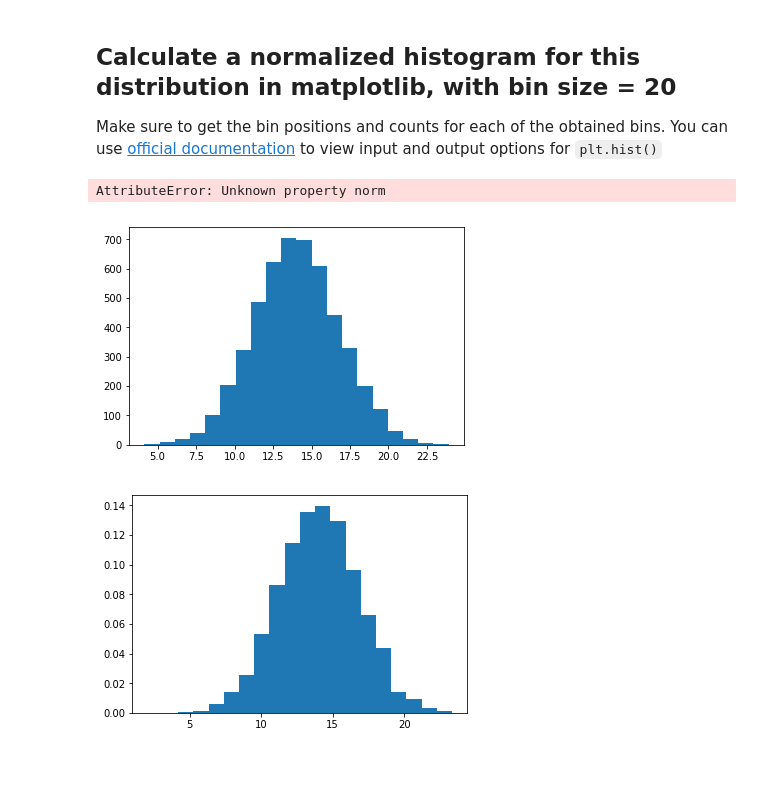
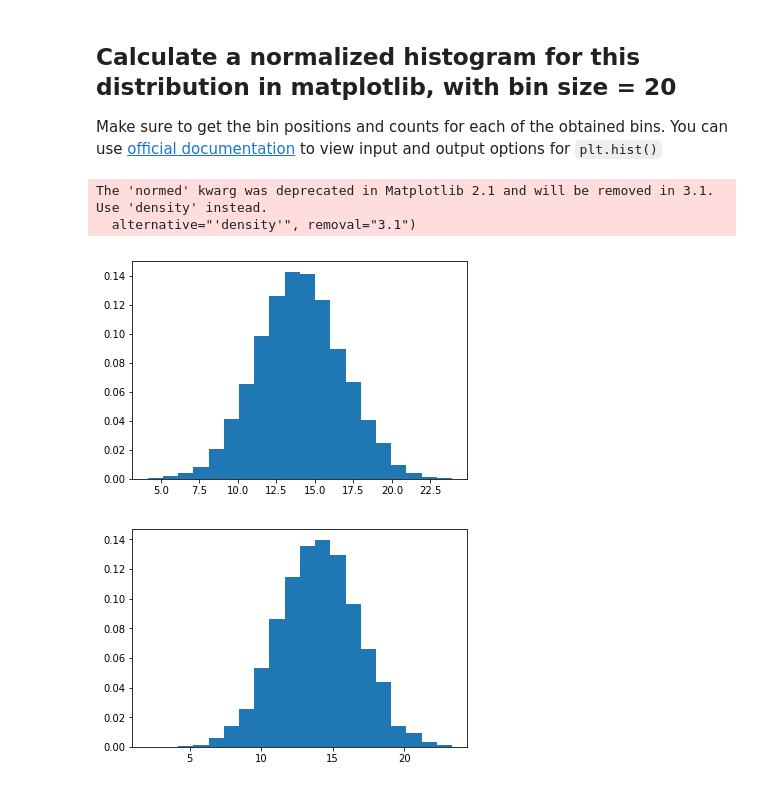
Before and after one commit to Pietrassyk/dsc-normal-distribution-lab-nyc-ds-career-042219, a Jupyter notebook: index.ipynb, the cells around one changed output. Cells and saved outputs as stored; diff of their text form; code cells hidden in the pictures.

```diff
--- a/index.ipynb
+++ b/index.ipynb
@@ -33,10 +33,11 @@ Make sure to get the bin positions and counts for each of the obtained bins. You
 # %%
 import matplotlib.pyplot as plt
 %matplotlib inline
-plt.hist(data, bins = 20, norm = True);
+plt.hist(data, bins = 20, normed = True);
 # %% [output]
-AttributeError: Unknown property norm
+The 'normed' kwarg was deprecated in Matplotlib 2.1 and will be removed in 3.1. Use 'density' instead.
+  alternative="'density'", removal="3.1")
-[figure, old version]
+[figure, new version]
 # %%
 # Calculate a histogram for above data distribution
 # %% [output]
```
